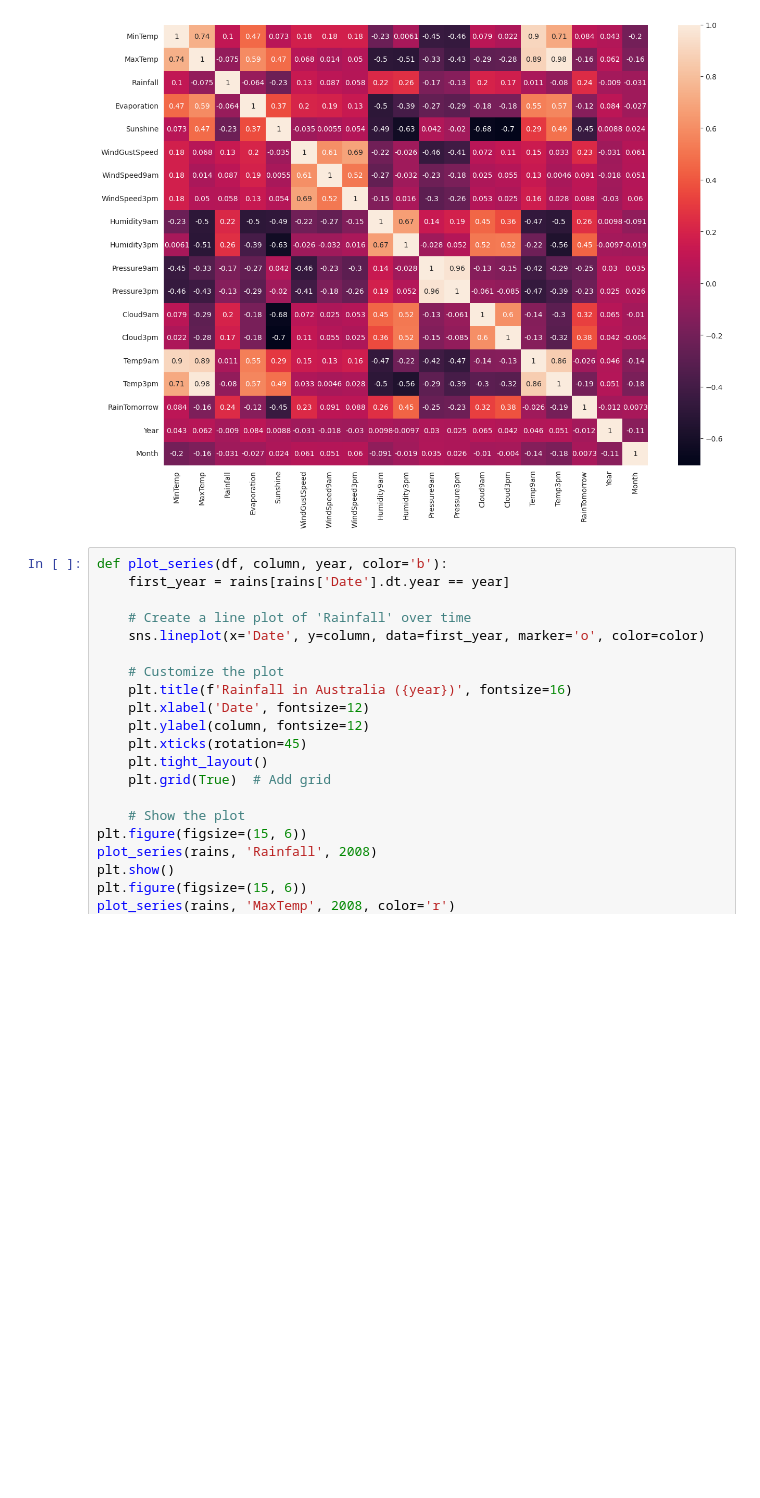
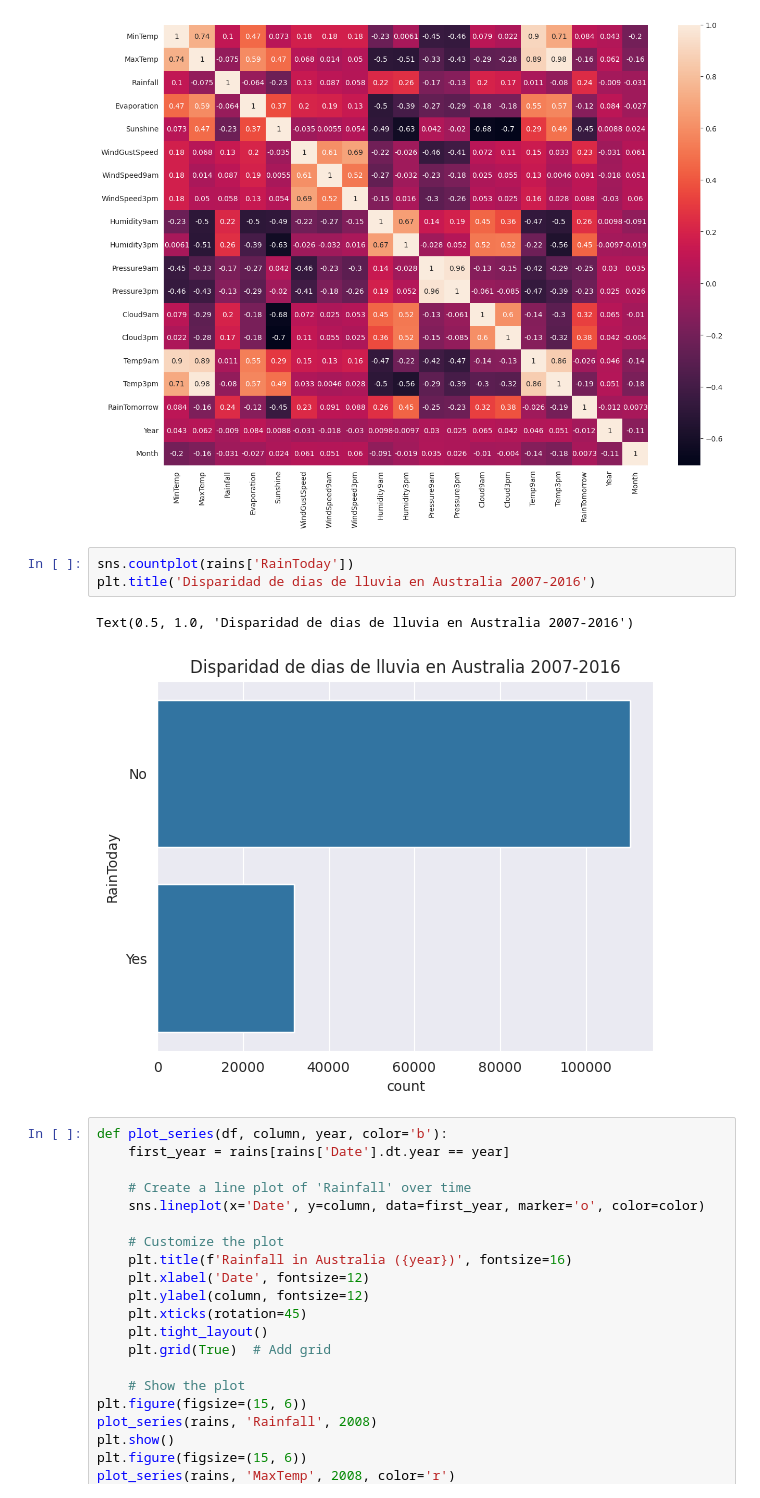
Before and after one commit to LeoCenturion/rain-in-australia, a Jupyter notebook: models/analysis.ipynb, the cells around one changed output. Drawn from its saved outputs; the diff is of its cells as text; blank space fills up the shorter version.

```diff
--- a/models/analysis.ipynb
+++ b/models/analysis.ipynb
@@ -274,6 +274,12 @@ sns.heatmap(rains.corr(numeric_only=True), annot=True)
 # %% [output]
 <Axes: >
 [figure]
+# %%
+sns.countplot(rains['RainToday'])
+plt.title('Disparidad de dias de lluvia en Australia 2007-2016')
+# %% [output]
+Text(0.5, 1.0, 'Disparidad de dias de lluvia en Australia 2007-2016')
+[figure, added]
 # %%
 def plot_series(df, column, year, color='b'):
     first_year = rains[rains['Date'].dt.year == year]
```
Also changed, not shown: parts of 2 cells of this notebook, 1 other file.
